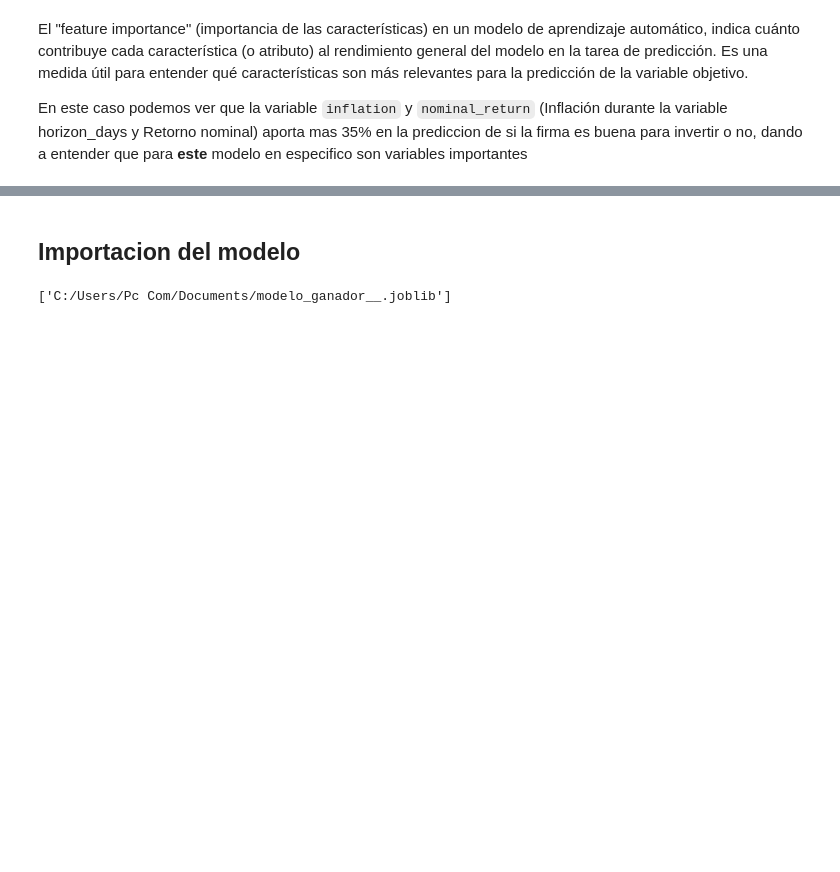
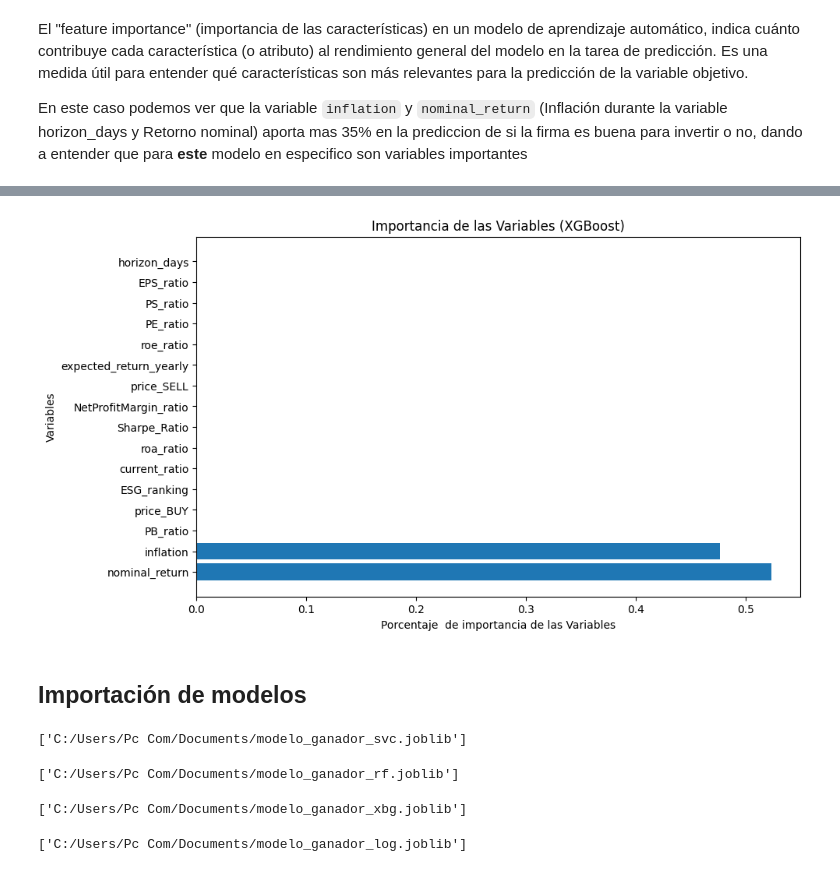
Before and after one commit to SimonLopezR/proyecto_final_dataviz, a Jupyter notebook: _sources/notebooks_2.ipynb, the cells around one changed output, grey strips where cells are left out. Drawn from its saved outputs; the diff is of its cells as text; code cells hidden in the pictures; blank space fills up the shorter version.

Commit message:
Update documentation

```diff
--- a/_sources/notebooks_2.ipynb
+++ b/_sources/notebooks_2.ipynb
@@ -457,8 +553,47 @@ plt.show()
-# %% [markdown]
-## Importacion del modelo
+# %%
+# Obtener la importancia de las características
+feature_importances = best_model_xgb.feature_importances_
+
+# Obtener los nombres de las características
+feature_names = X_valid.columns  # Reemplaza esto con el nombre de tus características si tienes
+
+# Ordenar las características por su importancia
+sorted_indices = np.argsort(feature_importances)[::-1]
+sorted_feature_importances = feature_importances[sorted_indices]
+sorted_feature_names = feature_names[sorted_indices]
+
+# Graficar la importancia de las características
+plt.figure(figsize=(10, 6))
+plt.barh(sorted_feature_names, sorted_feature_importances)
+plt.xlabel('Porcentaje  de importancia de las Variables')
+plt.ylabel('Variables')
+plt.title('Importancia de las Variables (XGBoost)')
+plt.show()
+# %% [output]
+[figure, added]
+# %% [markdown]
+## Importación de modelos
+# %%
+# Guardar el modelo SVC en un archivo
+clf_svm=best_model_svc
+joblib.dump(clf_svm, 'C:/Users/Pc Com/Documents/modelo_ganador_svc.joblib')
+# %% [output]
+['C:/Users/Pc Com/Documents/modelo_ganador_svc.joblib']
 # %%
-# Guardar el modelo en un archivo
-clf=best_model_rf
-joblib.dump(clf, 'C:/Users/Pc Com/Documents/modelo_ganador__.joblib')
+# Guardar el modelo RF en un archivo
+clf_rf=best_model_rf
+joblib.dump(clf_rf, 'C:/Users/Pc Com/Documents/modelo_ganador_rf.joblib')
 # %% [output]
-['C:/Users/Pc Com/Documents/modelo_ganador__.joblib']
+['C:/Users/Pc Com/Documents/modelo_ganador_rf.joblib']
+# %%
+# Guardar el modelo XGB en un archivo
+clf_xgb=best_model_xgb
+joblib.dump(clf_xgb, 'C:/Users/Pc Com/Documents/modelo_ganador_xbg.joblib')
+# %% [output]
+['C:/Users/Pc Com/Documents/modelo_ganador_xbg.joblib']
+# %%
+# Guardar el modelo XGB en un archivo
+clf_log=best_model_log
+joblib.dump(clf_log, 'C:/Users/Pc Com/Documents/modelo_ganador_log.joblib')
+# %% [output]
+['C:/Users/Pc Com/Documents/modelo_ganador_log.joblib']
```
Also changed, not shown: parts of 22 cells of this notebook, 9 other files.
